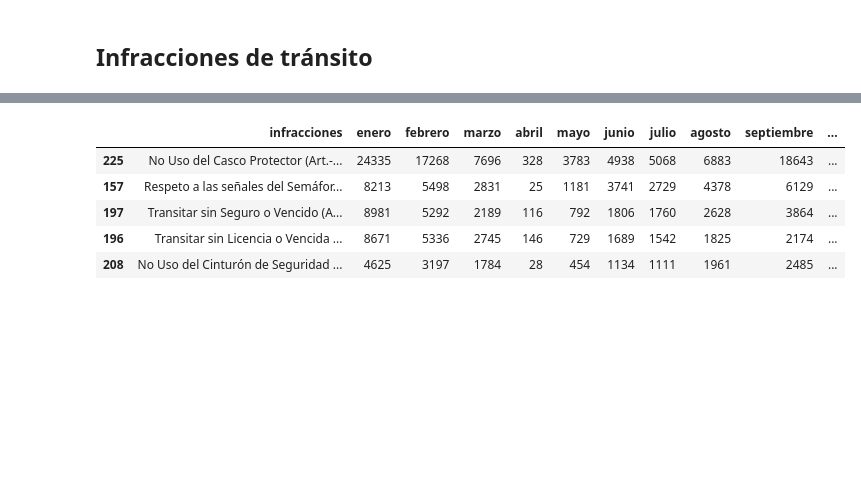
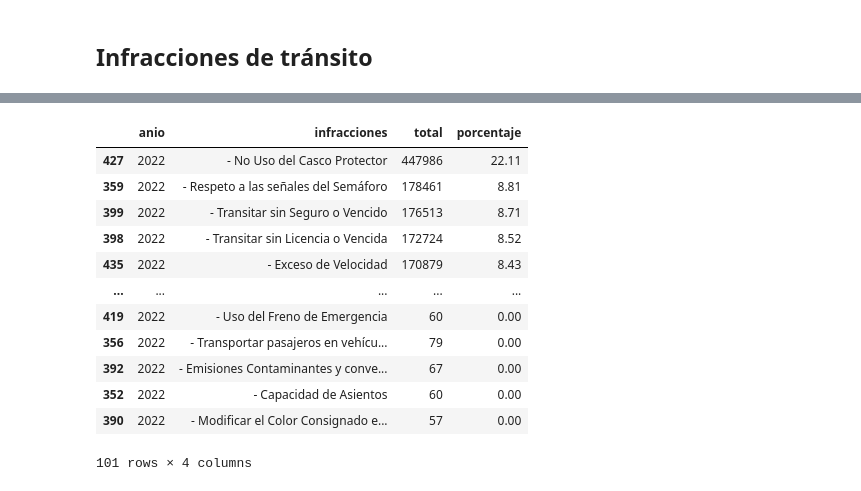
Before and after one commit to ngcarvajall/Accidentes_mortales_RD, a Jupyter notebook: Notebooks/Datos_añadidos.ipynb, the cells around one changed output, grey strips where cells are left out. Cells and saved outputs as stored; diff of their text form; code cells hidden in the pictures; blank space fills up the shorter version.

```diff
--- a/Notebooks/Datos_añadidos.ipynb
+++ b/Notebooks/Datos_añadidos.ipynb
@@ -468,4 +435,4 @@ Segundo conjunto de datos - infracciones del 2018 en adelante
 df_infracciones_2['porcentaje'] = df_infracciones_2.groupby('anio')['total'].transform(lambda x: (x / x.sum()) * 100)
 
 # Verificar los resultados
-df_infracciones_2[['anio', 'infracciones', 'total', 'porcentaje']]
+df_infracciones_2 = df_infracciones_2[['anio', 'infracciones', 'total', 'porcentaje']]
@@ -485,0 +448,6 @@ df_infracciones_2[['anio', 'infracciones', 'total', 'porcentaje']]
+# %%
+df_infracciones_2['infracciones'] = df_infracciones_2['infracciones'].str.replace(
+    r'^\d+\.?\s*|\(.*?\)', '', regex=True
+).str.strip()
+# %%
+df_infracciones_2['porcentaje'] = df_infracciones_2['porcentaje'].round(2)
@@ -486,9 +470,16 @@ df_infracciones_2[['anio', 'infracciones', 'total', 'porcentaje']]
 # %%
-df_infracciones_2[df_infracciones_2['anio'] == 2020].sort_values(by='porcentaje', ascending=False).head()
+df_infracciones_2[df_infracciones_2['anio'] == 2022].sort_values(by='porcentaje', ascending=False)
 # %% [output]
-|  | infracciones | enero | febrero | marzo | abril | mayo | junio | julio | agosto | septiembre | ... |
-| 225 | No Uso del Casco Protector (Art.-... | 24335 | 17268 | 7696 | 328 | 3783 | 4938 | 5068 | 6883 | 18643 | ... |
-| 157 | Respeto a las señales del Semáfor... | 8213 | 5498 | 2831 | 25 | 1181 | 3741 | 2729 | 4378 | 6129 | ... |
-| 197 | Transitar sin Seguro o Vencido (A... | 8981 | 5292 | 2189 | 116 | 792 | 1806 | 1760 | 2628 | 3864 | ... |
-| 196 | Transitar sin Licencia o Vencida ... | 8671 | 5336 | 2745 | 146 | 729 | 1689 | 1542 | 1825 | 2174 | ... |
-| 208 | No Uso del Cinturón de Seguridad ... | 4625 | 3197 | 1784 | 28 | 454 | 1134 | 1111 | 1961 | 2485 | ... |
+|  | anio | infracciones | total | porcentaje |
+| 427 | 2022 | - No Uso del Casco Protector | 447986 | 22.11 |
+| 359 | 2022 | - Respeto a las señales del Semáforo | 178461 | 8.81 |
+| 399 | 2022 | - Transitar sin Seguro o Vencido | 176513 | 8.71 |
+| 398 | 2022 | - Transitar sin Licencia o Vencida | 172724 | 8.52 |
+| 435 | 2022 | - Exceso de Velocidad | 170879 | 8.43 |
+| ... | ... | ... | ... | ... |
+| 419 | 2022 | - Uso del Freno de Emergencia | 60 | 0.00 |
+| 356 | 2022 | - Transportar pasajeros en vehícu... | 79 | 0.00 |
+| 392 | 2022 | - Emisiones Contaminantes y conve... | 67 | 0.00 |
+| 352 | 2022 | - Capacidad de Asientos | 60 | 0.00 |
+| 390 | 2022 | - Modificar el Color Consignado e... | 57 | 0.00 |
+101 rows × 4 columns
```
Also changed, not shown: parts of 36 cells of this notebook, 2 other files.
